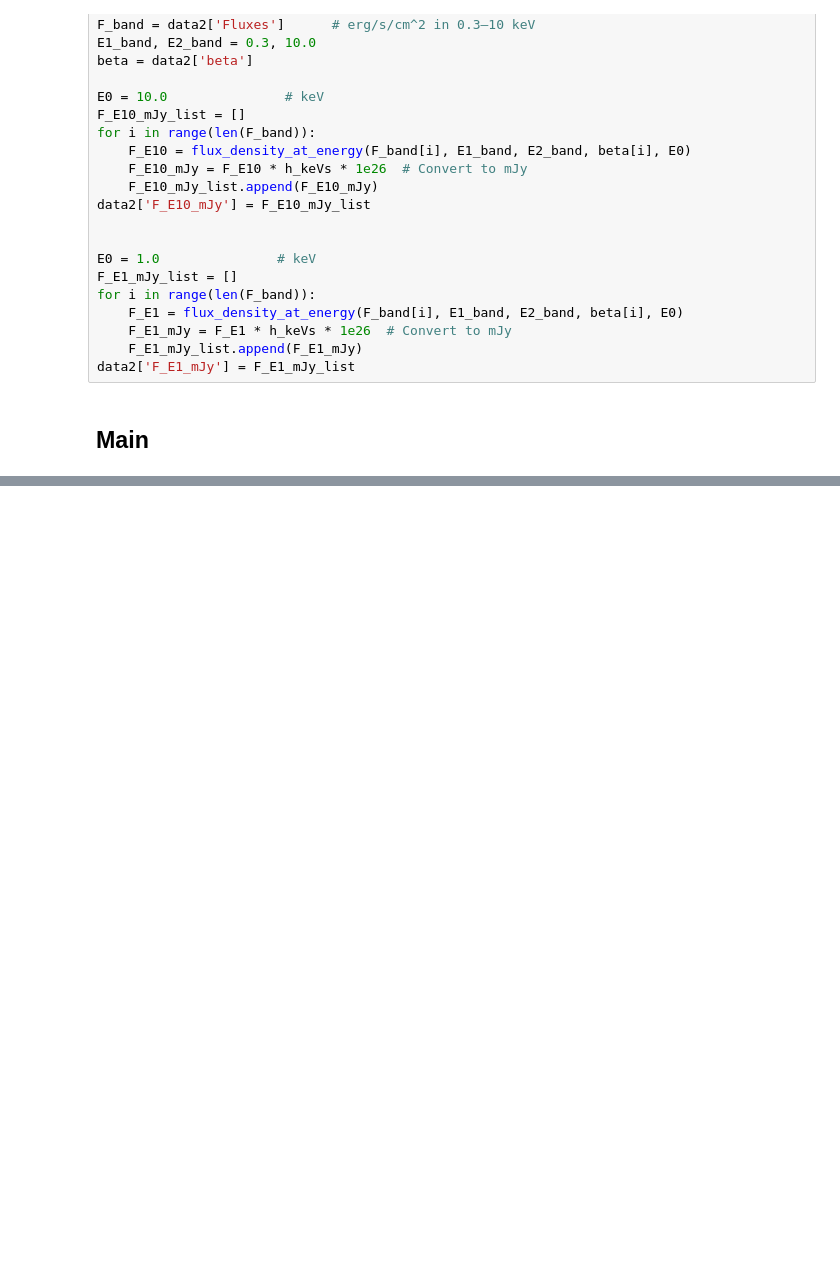
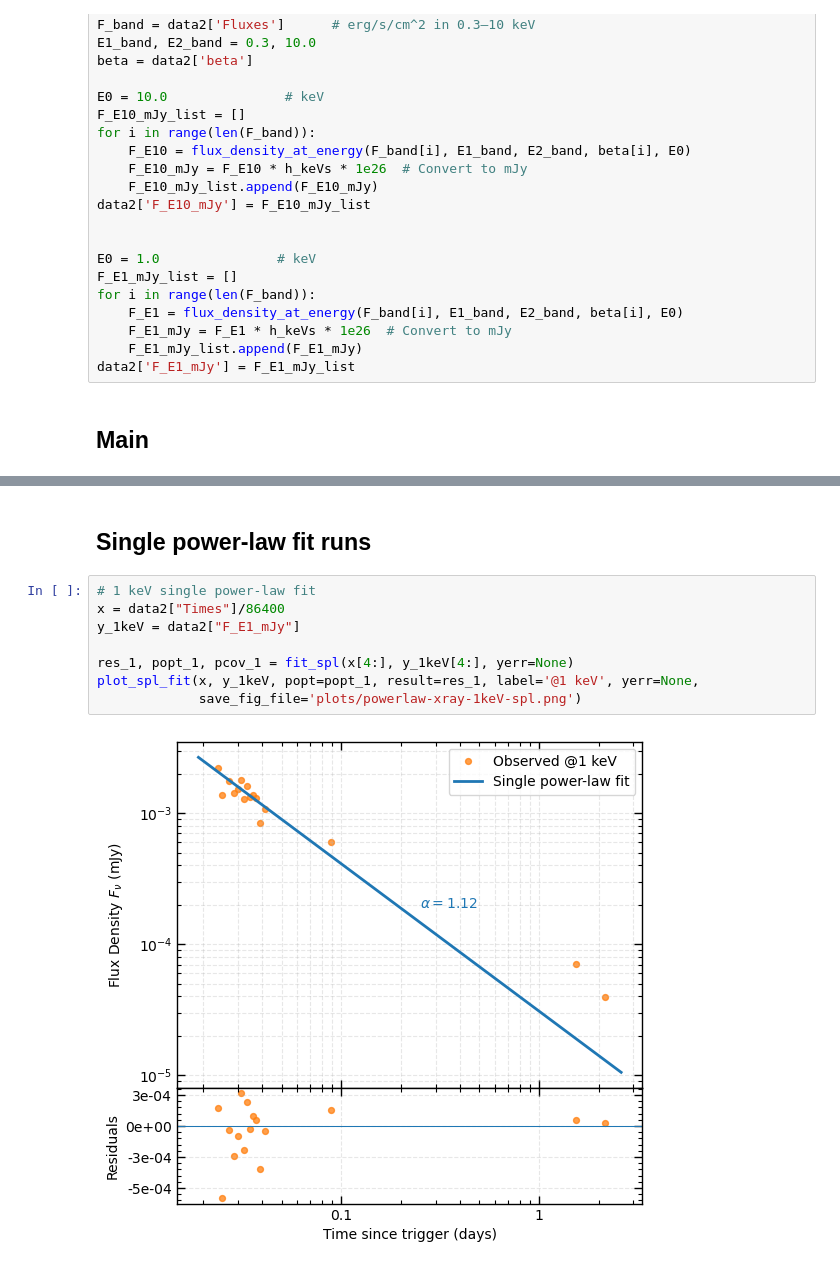
Before and after one commit to skp80286/grb_investigation, a Jupyter notebook: lc_power_law_fit.ipynb, the cells around one changed output, grey strips where cells are left out. Cells and saved outputs as stored; diff of their text form; blank space fills up the shorter version.

```diff
--- a/lc_power_law_fit.ipynb
+++ b/lc_power_law_fit.ipynb
@@ -463,3 +628,15 @@ residuals=[-6.00747027e-05 -1.53162362e-04 -2.61287384e-06 -1.65141222e-05
   1.50462271e-05  4.35231546e-06 -3.13747599e-06 -4.88813151e-06]
 x_fit=[0.01899914 0.01996705 0.02098427 0.02205331 0.02317681]..
 [figure]
+# %% [markdown]
+## Single power-law fit runs
+# %%
+# 1 keV single power-law fit
+x = data2["Times"]/86400
+y_1keV = data2["F_E1_mJy"]
+
+res_1, popt_1, pcov_1 = fit_spl(x[4:], y_1keV[4:], yerr=None)
+plot_spl_fit(x, y_1keV, popt=popt_1, result=res_1, label='@1 keV', yerr=None,
+             save_fig_file='plots/powerlaw-xray-1keV-spl.png')
+# %% [output]
+[figure, added]
```
Also changed, not shown: parts of 5 cells of this notebook, 4 other files.
